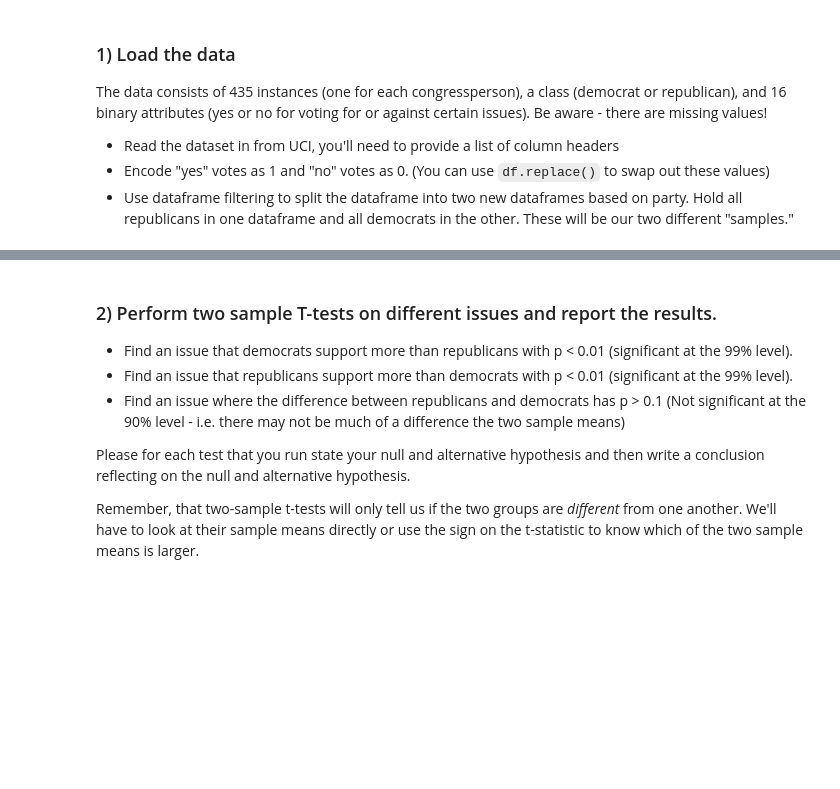
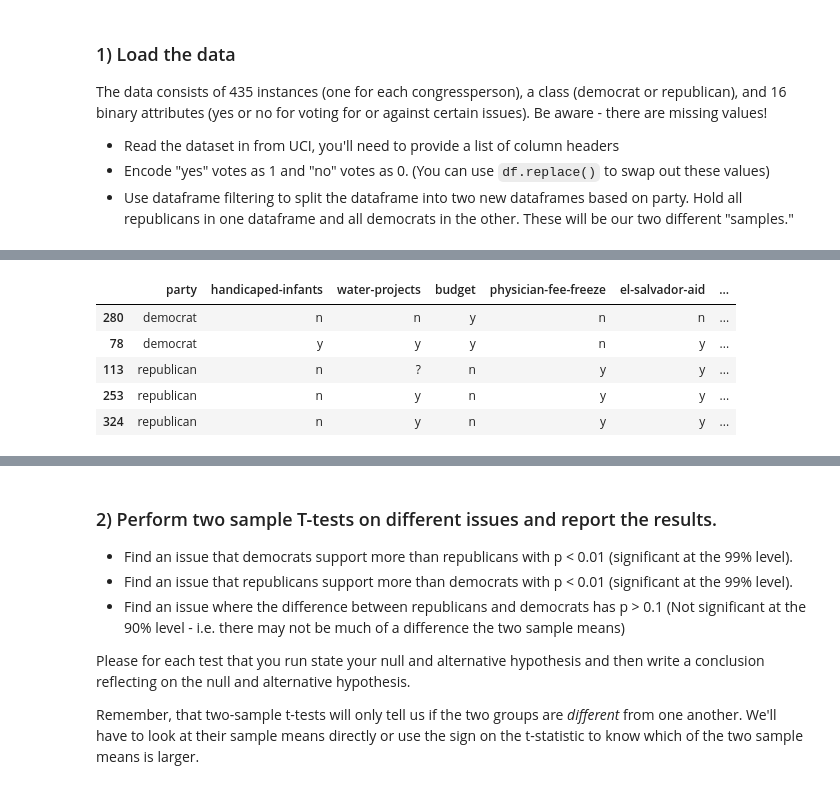
Before and after one commit to n8mcdunna/DS-Unit-1-Sprint-2-Statistics, a Jupyter notebook: module1/Nathan_Statistics_Probability_Assignment.ipynb, the cells around one changed output, grey strips where cells are left out. Drawn from its saved outputs; the diff is of its cells as text; code cells hidden in the pictures; blank space fills up the shorter version.

```diff
--- a/module1/Nathan_Statistics_Probability_Assignment.ipynb
+++ b/module1/Nathan_Statistics_Probability_Assignment.ipynb
@@ -161,0 +168,14 @@ df1.head()
+# %%
+# Issue: education
+# dataset consists of the entire population
+
+#taking a sample of the population
+sample = df1.sample(n= 20, random_state= 42)
+sample.head()
+# %% [output]
+|  | party | handicaped-infants | water-projects | budget | physician-fee-freeze | el-salvador-aid | ... |
+| 280 | democrat | n | n | y | n | n | ... |
+| 78 | democrat | y | y | y | n | y | ... |
+| 113 | republican | n | ? | n | y | y | ... |
+| 253 | republican | n | y | n | y | y | ... |
+| 324 | republican | n | y | n | y | y | ... |
```
Also changed, not shown: parts of 11 cells of this notebook.
